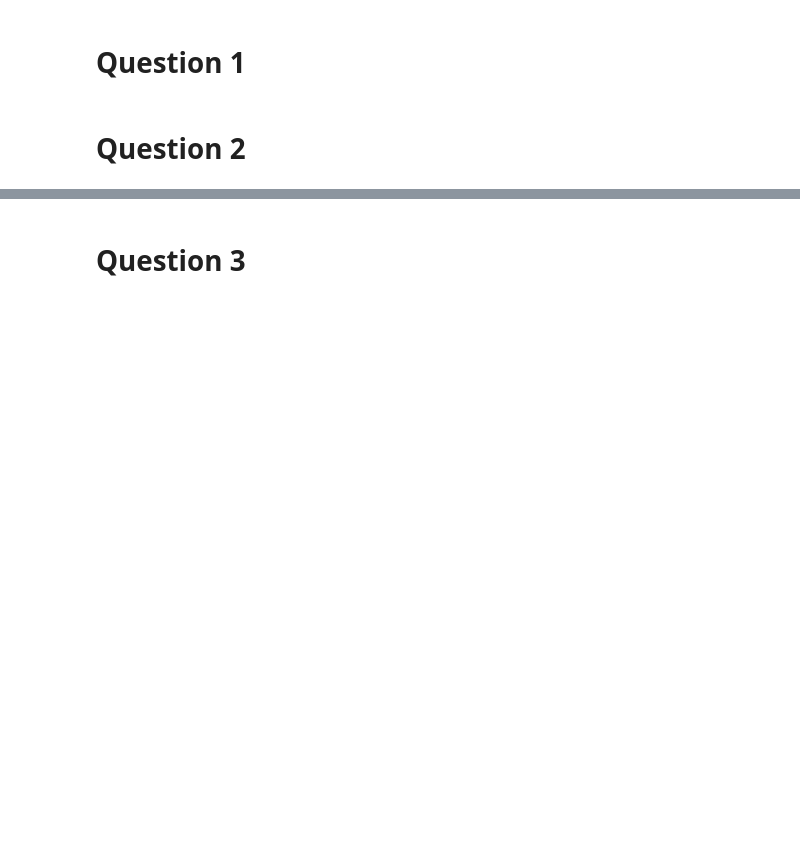
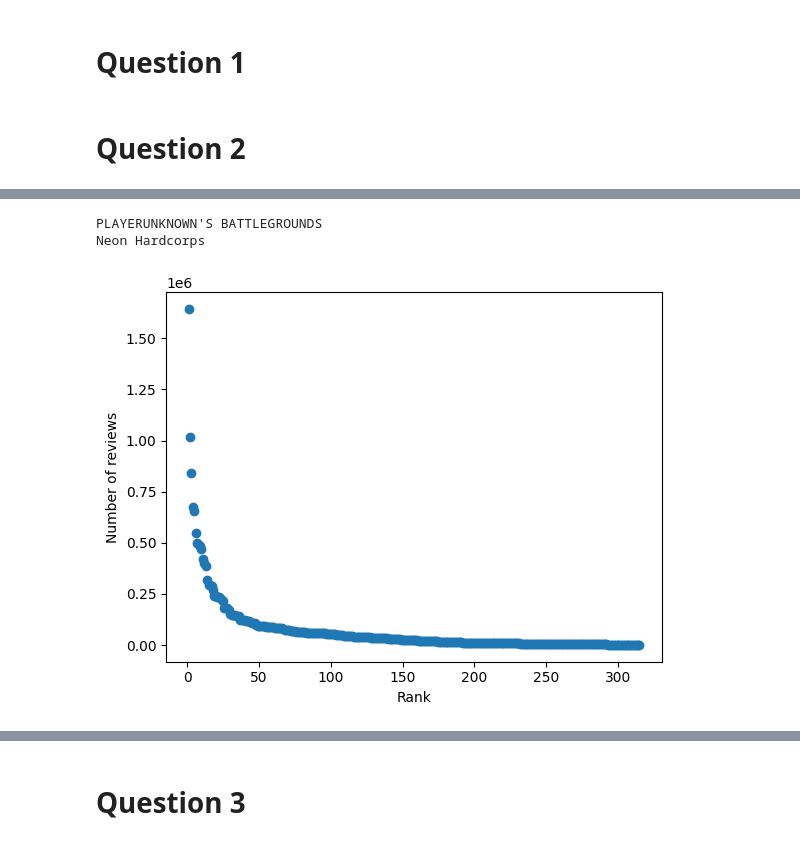
Before and after one commit to sandrokhizanishvili/SAPIENZA-ADM-HW2, a Jupyter notebook: 2021_steam_dataset_analysis.ipynb, the cells around one changed output, grey strips where cells are left out. Saved outputs shown, nothing was run; the diff lists cells and outputs as text; code cells hidden in the pictures; blank space fills up the shorter version.

```diff
--- a/2021_steam_dataset_analysis.ipynb
+++ b/2021_steam_dataset_analysis.ipynb
@@ -6,0 +34,27 @@
+# %%
+#1
+app_reviews_number = df['app_name'].value_counts() # Dataframe with the number of reviews for each applications
+
+app_max_reviews = app_reviews_number.idxmax() # The name of the applications with the most reviews
+
+app_min_reviews = app_reviews_number.idxmin() # The name of the applications with the least reviews
+
+print(app_max_reviews)
+print(app_min_reviews)
+# %% [output]
+PLAYERUNKNOWN'S BATTLEGROUNDS
+Neon Hardcorps
+# %%
+#2
+
+import matplotlib.pyplot as plt
+
+plt.scatter(range(1, len(app_reviews_number.values) + 1), app_reviews_number.values)
+
+
+plt.xlabel('Rank')
+plt.ylabel('Number of reviews')
+
+plt.show()
+# %% [output]
+[figure, added]
```
Also changed, not shown: parts of 14 cells of this notebook.
